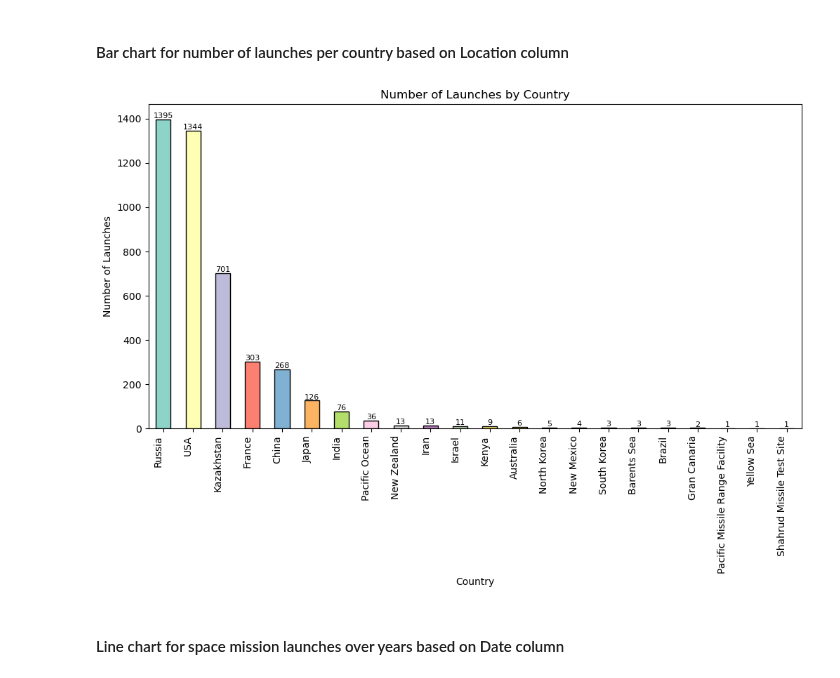
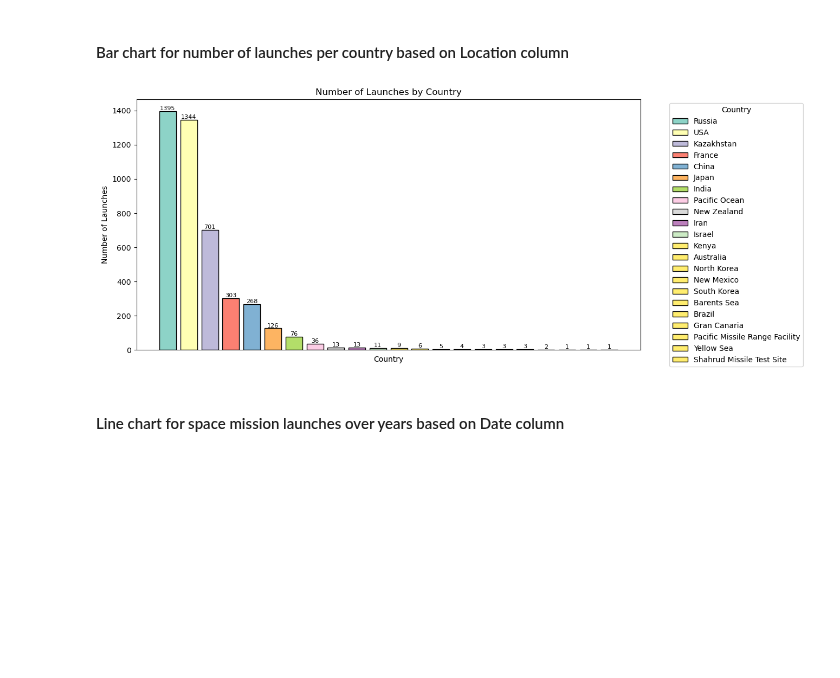
Before and after one commit to dominikvukelic/space_mission_launches, a Jupyter notebook: graphs/graphs.ipynb, the cells around one changed output. Drawn from its saved outputs; the diff is of its cells as text; code cells hidden in the pictures; blank space fills up the shorter version.

```diff
--- a/graphs/graphs.ipynb
+++ b/graphs/graphs.ipynb
@@ -159,23 +159,30 @@ There are 22 different values in the extracted 'Country' column.
 # %%
 country_counts = df['Country'].value_counts()
 
 plt.figure(figsize=(12, 6))
 colors = plt.cm.Set3(range(len(country_counts)))
-bars = country_counts.plot(kind='bar', color=colors, edgecolor='black')
+bars = []
+
+for country, count, color in zip(country_counts.index, country_counts, colors):
+    bar = plt.bar(country, count, color=color, edgecolor='black')
+    bars.append(bar[0])
 
 plt.title('Number of Launches by Country')
 plt.xlabel('Country')
 plt.ylabel('Number of Launches')
-plt.xticks(rotation=90, ha='right')
+plt.xticks([])  # Remove x-axis ticks
 
 # Annotate each bar with its value
-for bar in bars.patches:
+for bar in bars:
     plt.text(bar.get_x() + bar.get_width() / 2, bar.get_height(), f'{int(bar.get_height())}',
              va='bottom', ha='center', fontsize=8, color='black')
 
+# Create a legend with country names
+plt.legend(bars, country_counts.index, title='Country', bbox_to_anchor=(1.05, 1), loc='upper left')
+
 plt.show()
 # %% [output]
-[figure, old version]
+[figure, new version]
 # %% [markdown]
 #### Line chart for space mission launches over years based on Date column
 # %%
```
Also changed, not shown: parts of 2 cells of this notebook, 1 other file.
